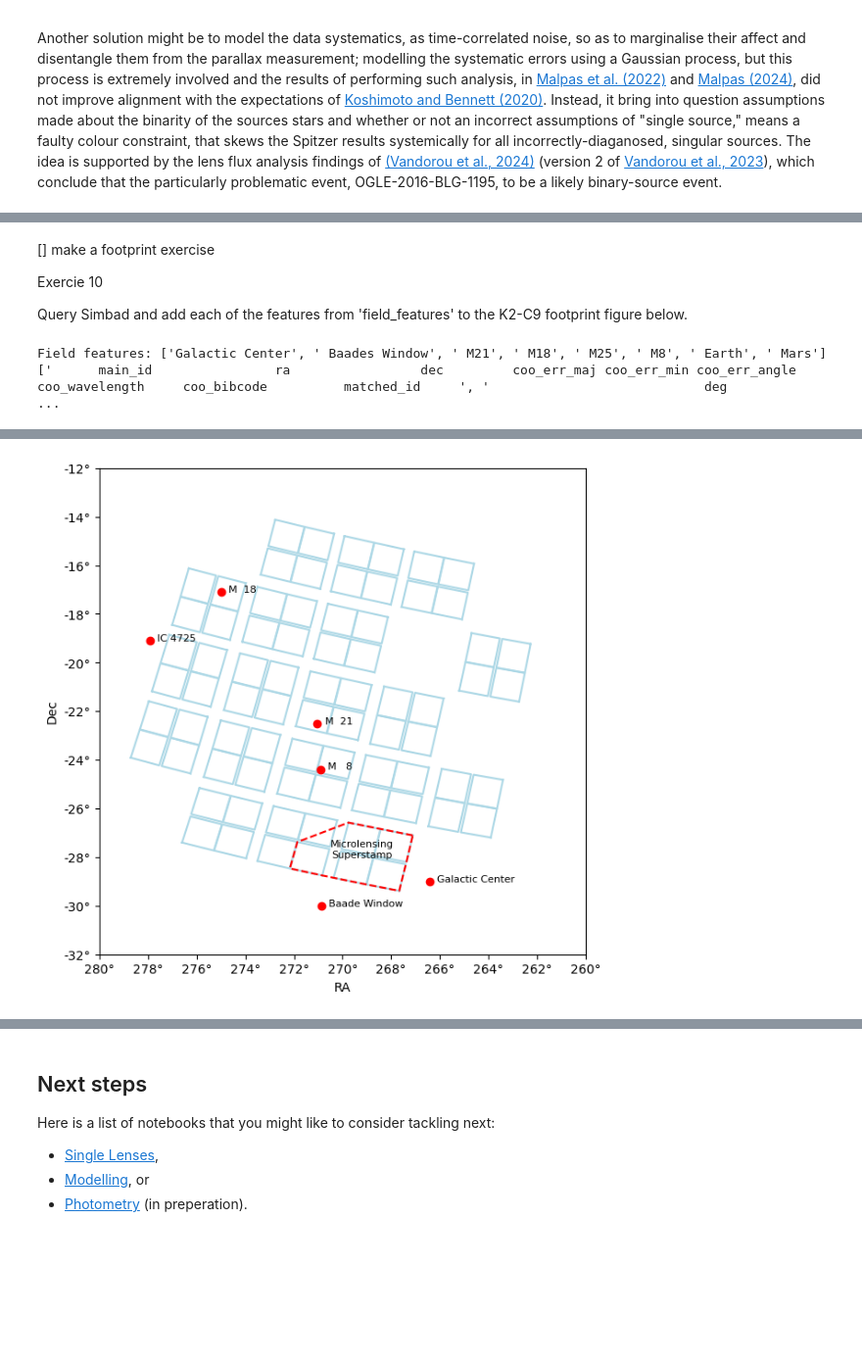
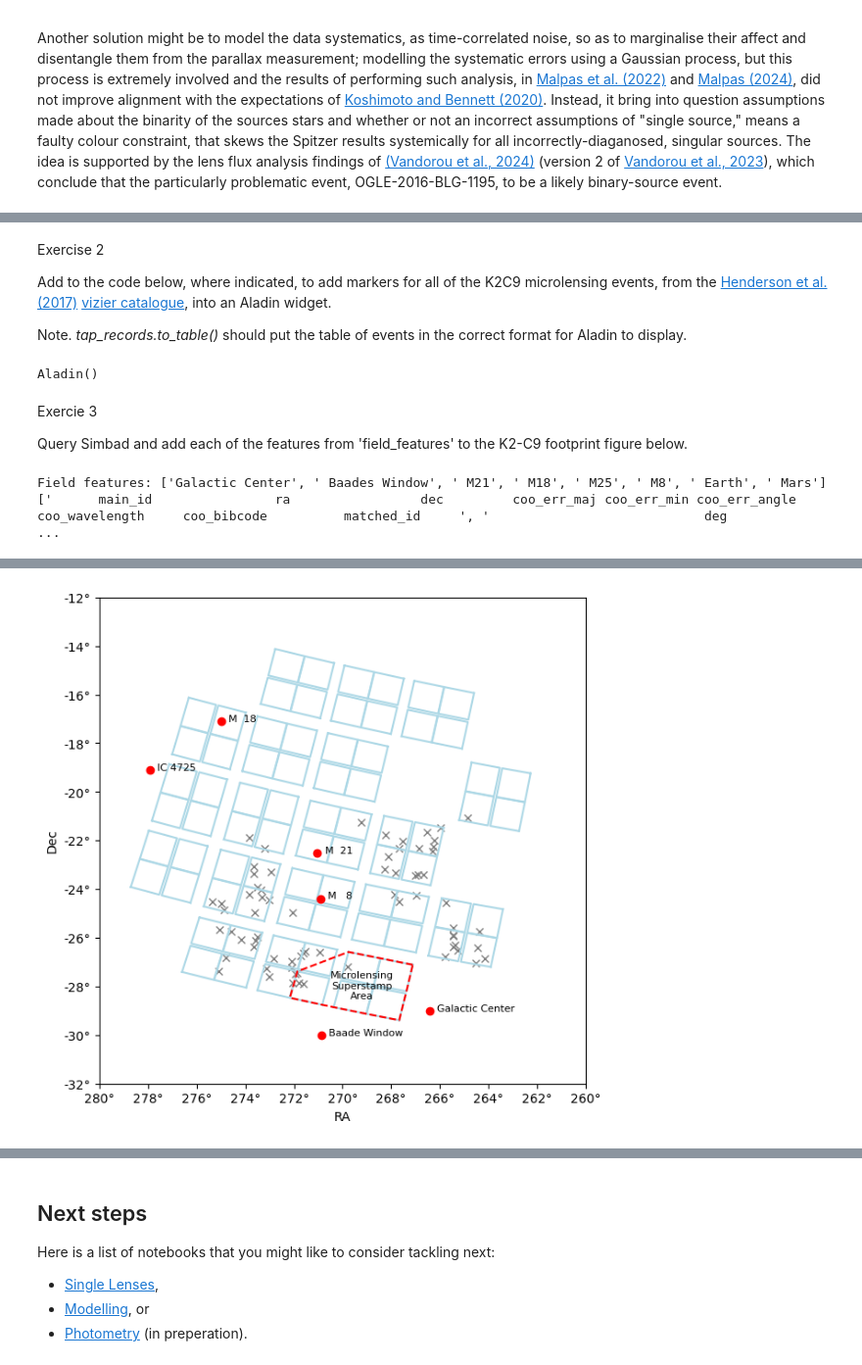
Before and after one commit to AmberLee2427/TheMicrolensersGuideToTheGalaxy, a Jupyter notebook: Notebooks/Eras.ipynb, the cells around one changed output, grey strips where cells are left out. Shown at 98% size. Saved outputs shown, nothing was run; the diff lists cells and outputs as text; code cells hidden in the pictures; blank space fills up the shorter version.

Commit message:
aladin and vizier queries

```diff
--- a/Notebooks/Eras.ipynb
+++ b/Notebooks/Eras.ipynb
@@ -120,0 +160,24 @@ The *Kepler* space telescope, originally designed as a transiting exoplanet surv
+# %%
+# We can also extract the tables names for later use
+tables = voresource.get_tables()
+print(f"In this catalogue, we have {len(tables)} tables.")
+for table_name, table in tables.items():
+    print(f"{table_name}: {table.description}")
+
+# get the tables names
+tables_names = list(tables.keys())
+print(tables_names)
+
+# get the first table of the catalogue
+first_table_name = tables_names[0]
+
+# execute a synchronous ADQL query
+tap_service = voresource.get_service("tap")
+tap_records = tap_service.search(
+f'select TOP 10 * from "{first_table_name}"',
+) # ADQL query
+
+# Convert PyVO result to an Astropy Table
+tap_table = tap_records.to_table()
+# Print all columns and all rows
+tap_table.pprint(max_width=-1, max_lines=-1)
@@ -120,0 +205,6 @@ The *Kepler* space telescope, originally designed as a transiting exoplanet surv
+# %%
+#################
+# Your code goes here
+tap_records = tap_service.search(f'select * from "{first_table_name}"')
+tap_table = tap_records.to_table()
+#################
@@ -120,0 +224,6 @@ The *Kepler* space telescope, originally designed as a transiting exoplanet surv
+# %% [markdown]
+Exercise 2
+
+Add to the code below, where indicated, to add markers for all of the K2C9 microlensing events, from the [Henderson et al. (2017)](https://ui.adsabs.harvard.edu/abs/2016PASP..128l4401H) [vizier catalogue](https://ui.adsabs.harvard.edu/abs/2017yCat..61293401H/abstract), into an Aladin widget.
+
+Note. *tap_records.to_table()* should put the table of events in the correct format for Aladin to display.
@@ -120,0 +234,5 @@ The *Kepler* space telescope, originally designed as a transiting exoplanet surv
+# %%
+aladin = Aladin()
+aladin
+# %% [output]
+Aladin()
@@ -121,7 +263,5 @@ The *Kepler* space telescope, originally designed as a transiting exoplanet surv
 # %% [markdown]
-[] make a footprint exercise
-
-Exercie 10
+Exercie 3
 
 Query Simbad and add each of the features from 'field_features' to the K2-C9 footprint figure below.
 # %%
@@ -152,10 +292,6 @@ for feature in field_features:
         feature = feature[1:]
 print('Field features:', field_features)
 
-# Superstamp
-ss_ra = [267.113, 269.757, 271.859, 272.169, 270.839, 269.029, 267.669, 267.376, 267.113]
-ss_dec = [-27.107, -26.580, -27.380, -28.465, -28.754, -29.124, -29.388, -28.202, -27.107]
-
 # Query Simbad for valid features
 # Collect results in a list
 table_list = []
@@ -167,6 +303,7 @@ for feature in field_features:
 
 # Stack all individual tables into one big table
 if table_list:
+    # turned off Astropy warnings because of this merge
     combined_table = vstack(table_list)
     print(combined_table.pformat_all())
 else:
@@ -189,7 +326,9 @@ for ra, dec, name in zip(simbad_ra, simbad_dec, simbad_names):
 
 # Plot stuff
 plt.plot(ss_ra, ss_dec, color='red', linestyle='dashed')
-plt.text(np.mean(ss_ra), np.mean(ss_dec), "Microlensing\nSuperstamp", fontsize=8, ha="center", color="black")
+plt.text(np.mean(ss_ra), np.mean(ss_dec)-0.5, "Microlensing\nSuperstamp\nArea", fontsize=8, ha="center", color="black")
+#print(tap_table.colnames)
+plt.plot(tap_table["RAJ2000"], tap_table["DEJ2000"], 'x', color='grey', label="TAP Objects", zorder=1)
 
 # flip the x-axis
 ax = plt.gca()
@@ -233,4 +357,4 @@ WARNING: MergeConflictWarning: Cannot merge meta key 'name' types <class 'str'>
-[figure, old version]
+[figure, new version]
 # %% [markdown]
 The approach to *Kepler* observations was to maintain surveying of specific fields, K2 C9, which overlapped the Galactic bulge. The ground surveys instead changed their own observing strategies to compliment the *Kepler* survey, creating the K2 C9 microlensing superstamp, which was covered by both ground and space observatories [(Kim et al., 2018)](https://doi.org/10.3847/1538-3881/aab76c). K2 C9 had specific sensitivity to FFPs and other very short timescale events, which would often be over before they could be targeted by *Spitzer*. Knowing this would be the case, a goal of this campaign was to capitalise on this specific sensitivity. Some major results from this campaign include:
 
```
Also changed, not shown: parts of 12 cells of this notebook, 1 other file.
